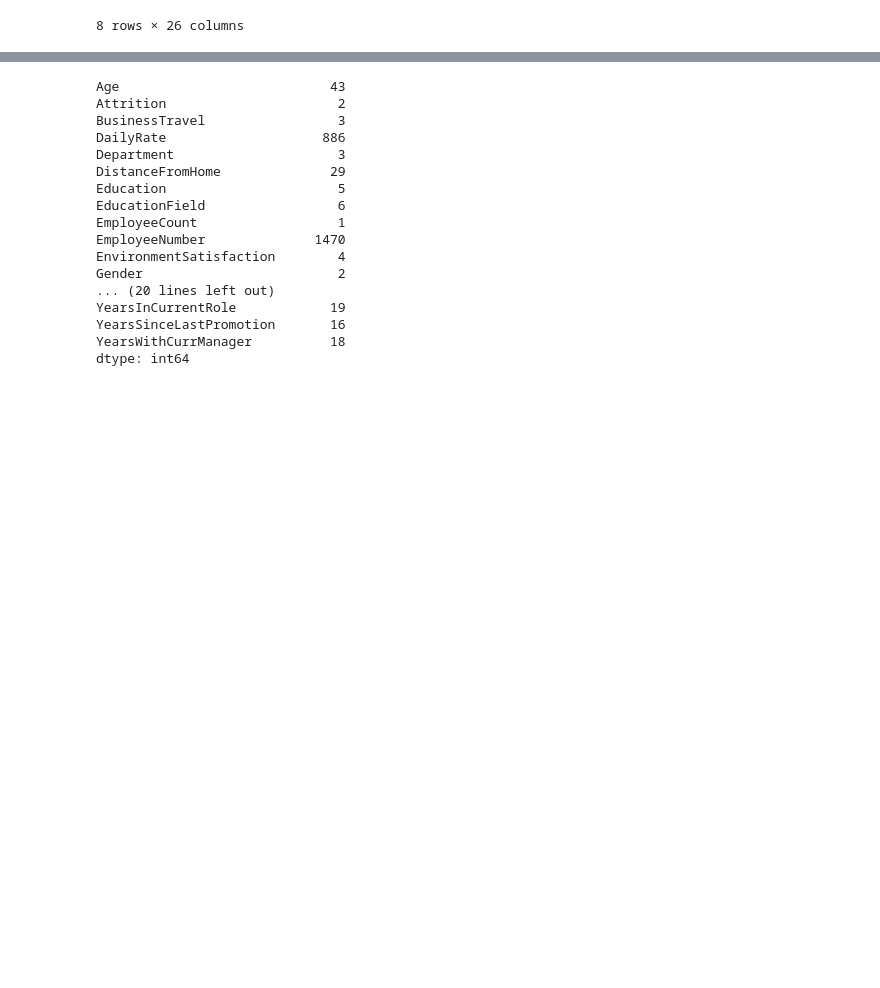
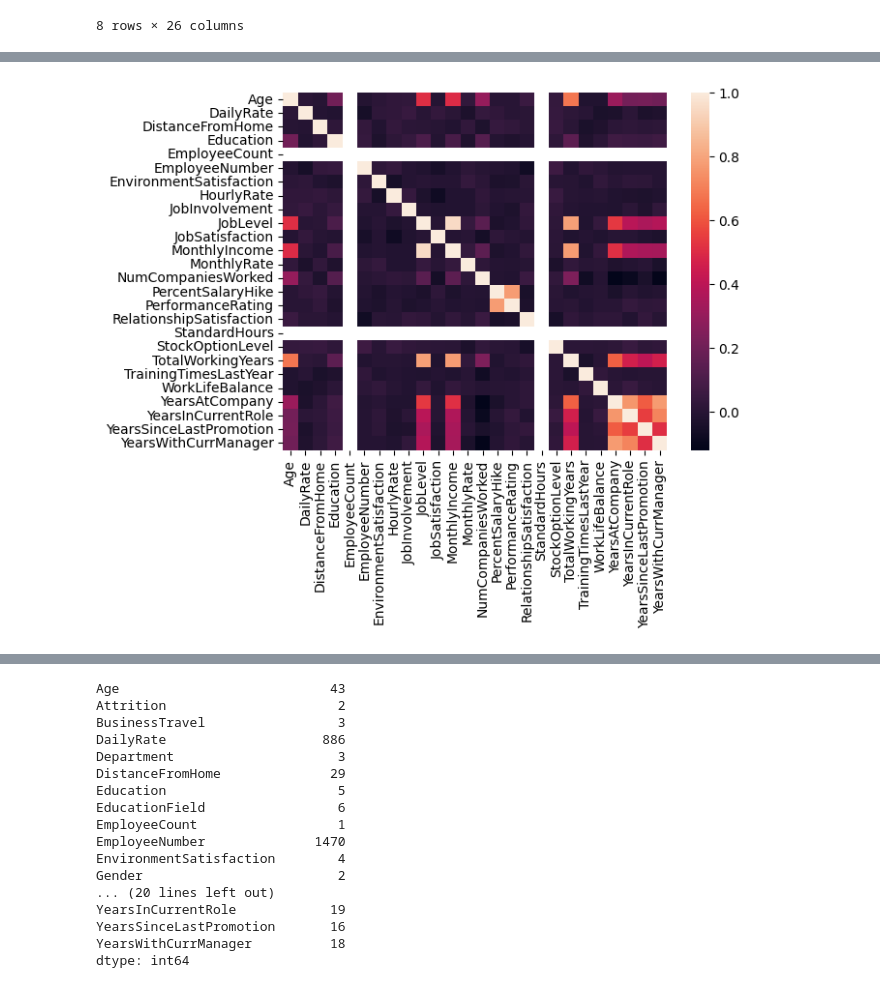
Before and after one commit to aurls/manitoba, a Jupyter notebook: src/manitoba.ipynb, the cells around one changed output, grey strips where cells are left out. Cells and saved outputs as stored; diff of their text form; code cells hidden in the pictures; blank space fills up the shorter version.

```diff
--- a/src/manitoba.ipynb
+++ b/src/manitoba.ipynb
@@ -125,0 +199,8 @@ Counting unique values:
+# %%
+corr = data.corr(numeric_only=True)
+
+sns.heatmap(corr, xticklabels=corr.columns.values, yticklabels=corr.columns.values)
+
+plt.show()
+# %% [output]
+[figure, added]
```
Also changed, not shown: parts of 22 cells of this notebook.
